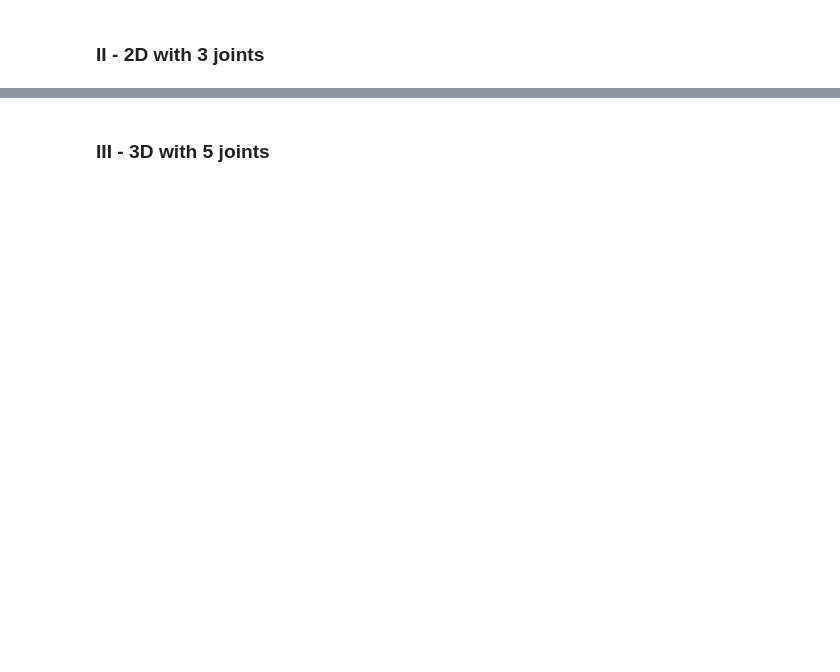
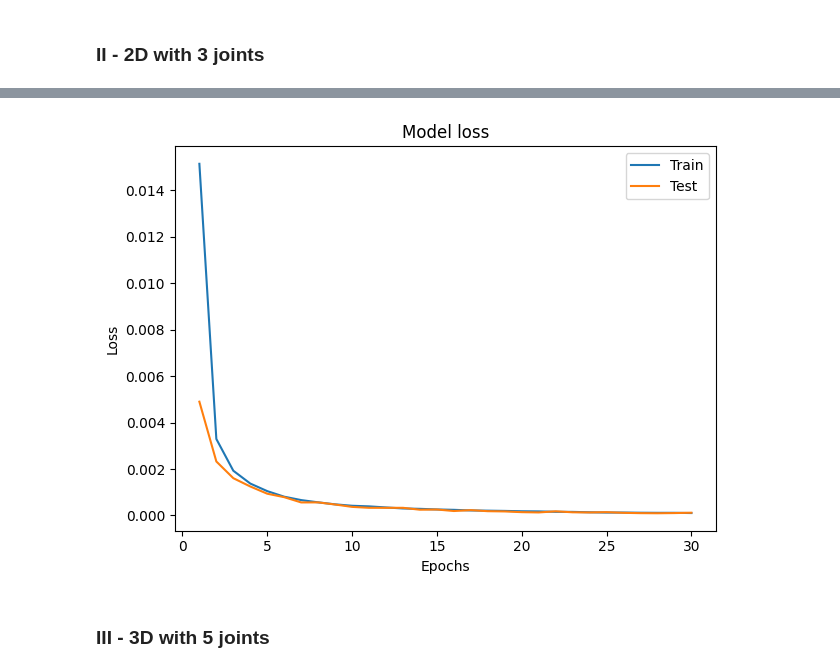
Before and after one commit to Mowibox/Mujoco-ML, a Jupyter notebook: raw_angles_models.ipynb, the cells around one changed output, grey strips where cells are left out. Saved outputs shown, nothing was run; the diff lists cells and outputs as text; code cells hidden in the pictures; blank space fills up the shorter version.

```diff
--- a/raw_angles_models.ipynb
+++ b/raw_angles_models.ipynb
@@ -167,0 +198,4 @@ displayLearningCurve(history=history_2R_raw,
+# %%
+X_3R_train, X_3R_test, y_3R_train, y_3R_test = train_test_split(X_3R_raw, y_3R_pos, test_size=0.2, random_state=2184503)
+print(X_3R_train.shape, y_3R_train.shape)
+print(y_3R_test.shape, y_3R_test.shape)
@@ -167,0 +205,13 @@ displayLearningCurve(history=history_2R_raw,
+# %%
+percentage_3R = 0.1
+
+subset_size_train = int(len(X_3R_train)*percentage_3R)
+subset_size_test = int(len(X_3R_test)*percentage_3R)
+
+X_3R_train = X_3R_train[:subset_size_train]
+y_3R_train = y_3R_train[:subset_size_train]
+X_3R_test = X_3R_test[:subset_size_test]
+y_3R_test = y_3R_test[:subset_size_test]
+
+print(X_3R_train.shape, y_3R_train.shape)
+print(y_3R_test.shape, y_3R_test.shape)
@@ -167,0 +221,7 @@ displayLearningCurve(history=history_2R_raw,
+# %%
+model_3R = Sequential()
+model_3R.add(Input((X_3R_train.shape[1],)))
+model_3R.add(Dense(64, activation="relu"))
+model_3R.add(Dense(16, activation="relu"))
+model_3R.add(Dense(y_3R_train.shape[1], activation="linear"))
+model_3R.summary()
@@ -167,0 +242,10 @@ displayLearningCurve(history=history_2R_raw,
+# %%
+model_3R.compile(loss=angular_loss, optimizer=Adam(learning_rate=0.001))
+
+epochs_3R = 30
+history_3R = model_3R.fit(X_3R_train, y_3R_train,
+                    epochs=epochs_3R,
+                    validation_data=(X_3R_test, y_3R_test),
+                    verbose=1)
+
+print(f"== Final loss ==\nTrain: {history_3R.history['loss'][-1]}\nTest: {history_3R.history['val_loss'][-1]}")
@@ -168,2 +270,7 @@ displayLearningCurve(history=history_2R_raw,
+# %%
+displayLearningCurve(history=history_3R,
+                    epochs=epochs_3R)
+# %% [output]
+[figure, added]
 # %% [markdown]
 ### III - 3D with 5 joints
```
Also changed, not shown: parts of 21 cells of this notebook, 7 other files.
